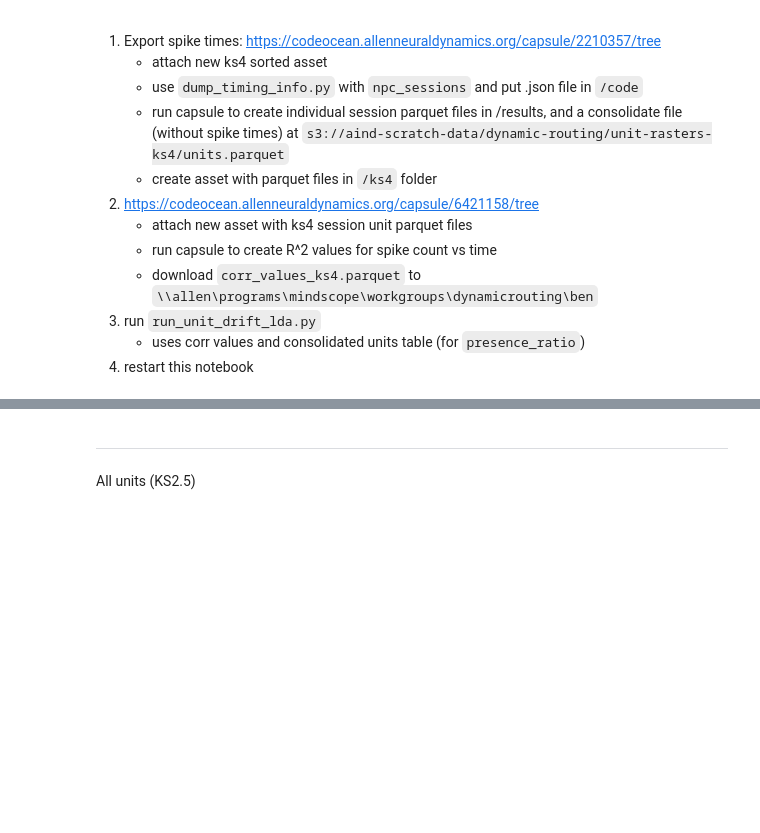
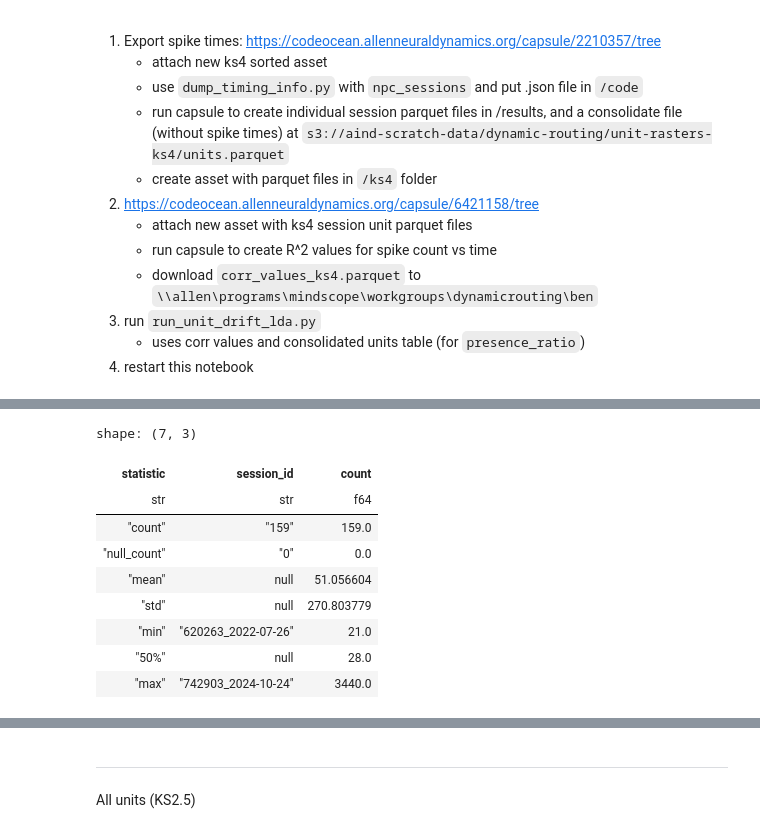
Before and after one commit to AllenNeuralDynamics/dynamic-routing-unit-drift-qc-dashboard, a Jupyter notebook: notebooks/drift_sessions.ipynb, the cells around one changed output, grey strips where cells are left out. Cells and saved outputs as stored; diff of their text form; code cells hidden in the pictures; blank space fills up the shorter version.

```diff
--- a/notebooks/drift_sessions.ipynb
+++ b/notebooks/drift_sessions.ipynb
@@ -66,4 +65,22 @@ shape: (3, 2)
 [interactive output not drawn]
+# %%
+(
+    get_df()
+    .drop_nulls('drift_rating')
+    .group_by('session_id')
+    .agg(pl.col('drift_rating').count().alias('count'))
+).describe(.5)
+# %% [output]
+shape: (7, 3)
+| statistic | session_id | count |
+| str | str | f64 |
+| "count" | "159" | 159.0 |
+| "null_count" | "0" | 0.0 |
+| "mean" | null | 51.056604 |
+| "std" | null | 270.803779 |
+| "min" | "620263_2022-07-26" | 21.0 |
+| "50%" | null | 28.0 |
+| "max" | "742903_2024-10-24" | 3440.0 |
 # %%
 df = (
     get_df(ks4_filter=False)
```
Also changed, not shown: parts of 19 cells of this notebook, 1 other file.
